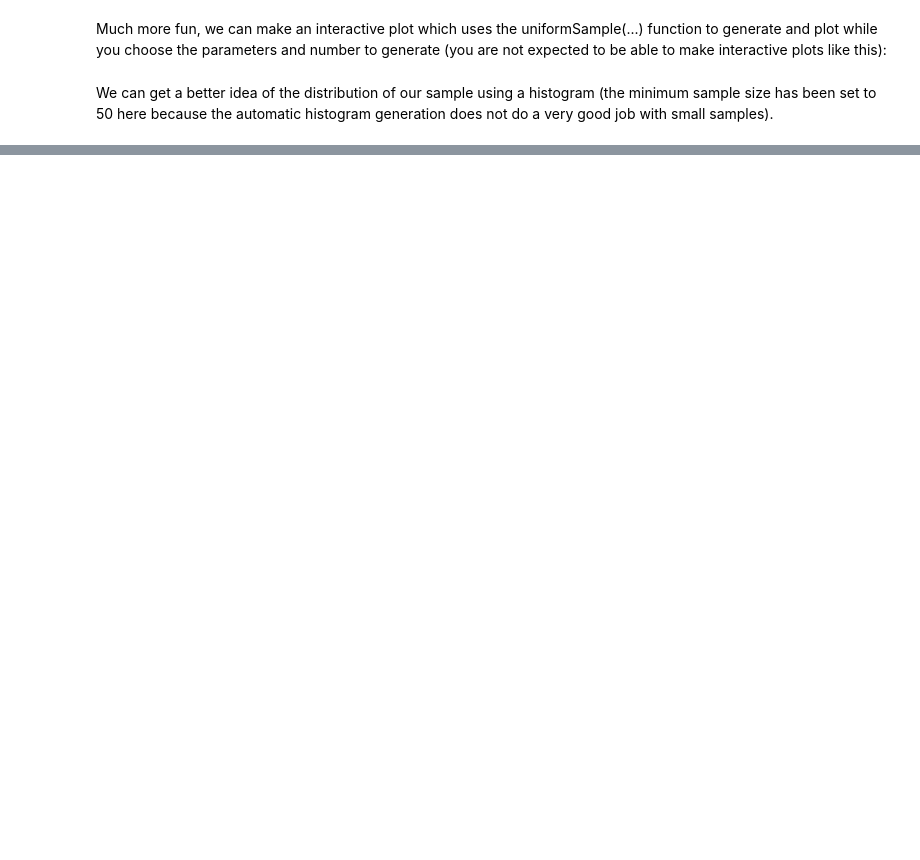
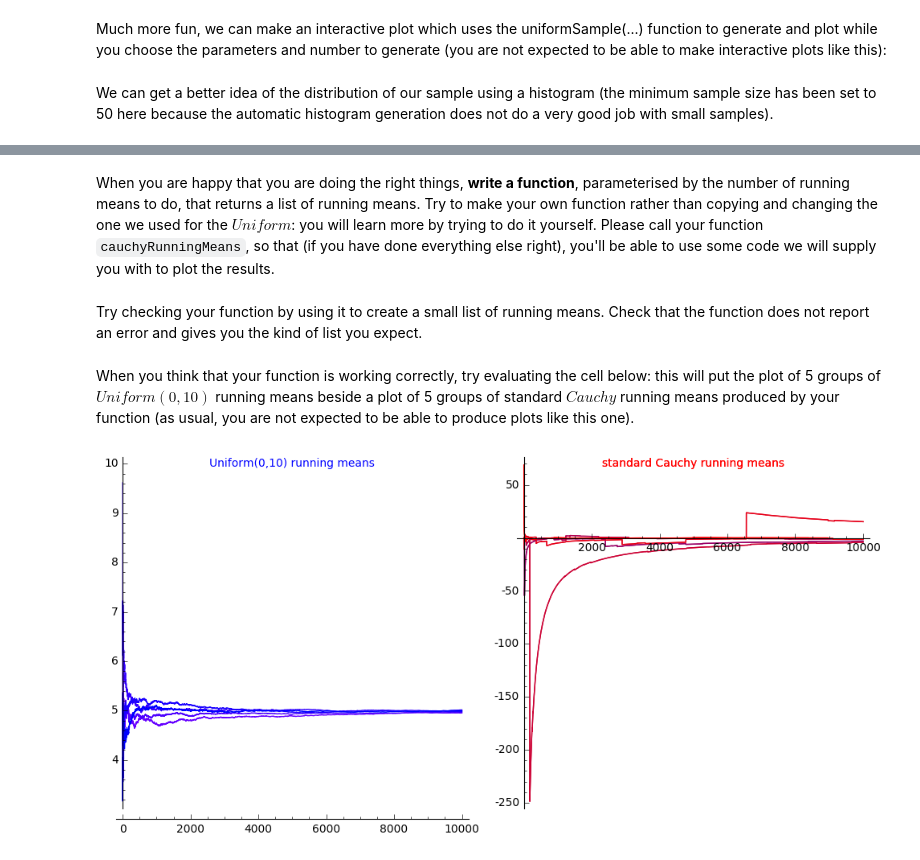
Before and after one commit to lamastex/scalable-data-science, a Jupyter notebook: _360-in-525/2018/04/jp/360-in-525-04_08.ipynb, the cells around one changed output, grey strips where cells are left out. Cells and saved outputs as stored; diff of their text form; code cells hidden in the pictures; blank space fills up the shorter version.

```diff
--- a/_360-in-525/2018/04/jp/360-in-525-04_08.ipynb
+++ b/_360-in-525/2018/04/jp/360-in-525-04_08.ipynb
@@ -836,0 +1277,46 @@ def _(theta1=0, theta2=1, n=(50..5000), Bins=5):
+# %% [markdown]
+When you are happy that you are doing the right things, **write a function**, parameterised by the number of running means to do, that returns a list of running means.   Try to make your own function rather than copying and changing the one we used for the $Uniform$: you will learn more by trying to do it yourself.   Please call your function `cauchyRunningMeans`, so that (if you have done everything else right), you'll be able to use some code we will supply you with to plot the results.
+# %% [markdown]
+Try checking your function by using it to create a small list of running means.  Check that the function does not report an error and gives you the kind of list you expect.
+# %% [markdown]
+When you think that your function is working correctly, try evaluating the cell below: this will put the plot of 5 groups of  $Uniform(0,10)$ running means beside a plot of 5 groups of standard $Cauchy$ running means produced by your function (as usual, you are not expected to be able to produce plots like this one).
+# %%
+nToGenerate = 10000
+theta1, theta2 = 0, 10
+iterations = 5
+xvalues = range(1, nToGenerate+1,1)
+for i in range(iterations):
+    shade = 0.5*(iterations - 1 - i)/iterations # to get different colours for the lines
+    uRunningMeans = uniformRunningMeans(nToGenerate, theta1, theta2)
+    problemStr="" # an empty string
+    # use try to catch problems with cauchyRunningMeans functions
+    try:
+        cRunningMeans = cauchyRunningMeans(nToGenerate)
+        ##cRunningMeans = hiddenCauchyRunningMeans(nToGenerate)
+        cPts = zip(xvalues, cRunningMeans)
+    except NameError, e:
+        # cauchyRunningMeans is not defined
+        cRunningMeans = [1 for c in range(nToGenerate)] # default value
+        problemStr = "No "
+    except Exception, e:
+        # some other problem with cauchyRunningMeans
+        cRunningMeans = [1 for c in range(nToGenerate)]
+        problemStr = "Problem with "
+    uPts = zip(xvalues, uRunningMeans)
+    cPts = zip(xvalues, cRunningMeans)
+    if (i < 1):
+        p1 = line(uPts, rgbcolor = (shade, 0, 1))
+        p2 = line(cPts, rgbcolor = (1-shade, 0, shade))
+        cauchyTitleMax = max(cRunningMeans) # for placement of cauchy title
+    else:
+        p1 += line(uPts, rgbcolor = (shade, 0, 1))
+        p2 += line(cPts, rgbcolor = (1-shade, 0, shade))
+        if max(cRunningMeans) > cauchyTitleMax:
+            cauchyTitleMax = max(cRunningMeans)
+titleText1 = "Uniform(" + str(theta1) + "," + str(theta2) + ") running means" # make title text
+t1 = text(titleText1, (nToGenerate/2,theta2), rgbcolor='blue',fontsize=10)
+titleText2 = problemStr + "standard Cauchy running means" # make title text
+t2 = text(titleText2, (nToGenerate/2,ceil(cauchyTitleMax)+1), rgbcolor='red',fontsize=10)
+show(graphics_array((p1+t1,p2+t2)),figsize=[10,5])
+# %% [output]
+[figure, added]
```
Also changed, not shown: parts of 66 cells of this notebook, 2 other files.
